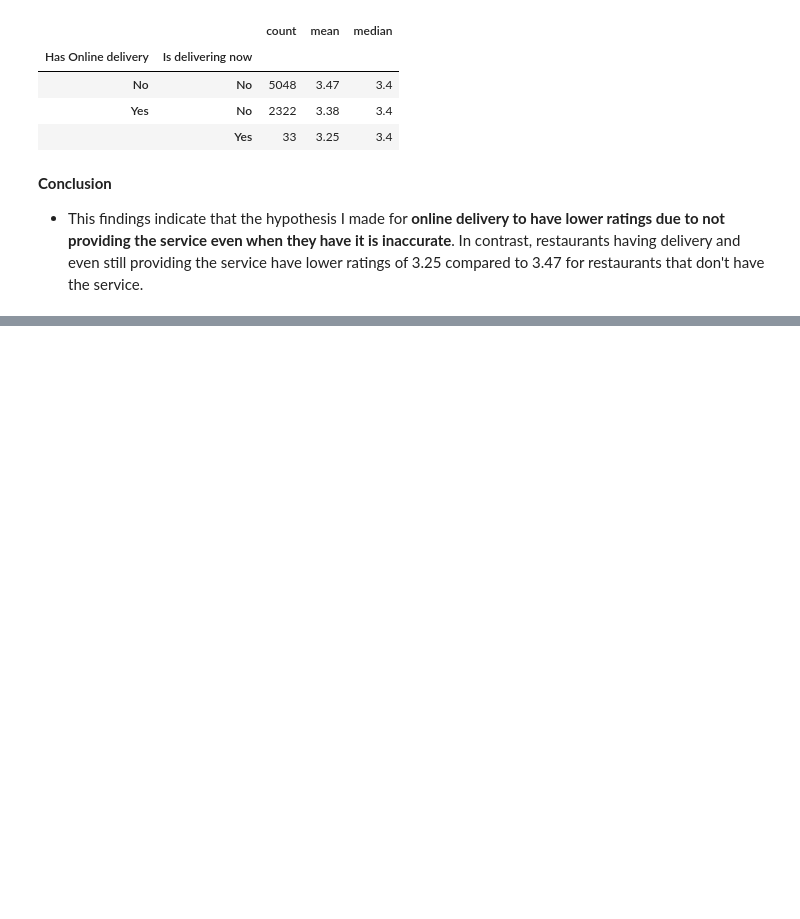
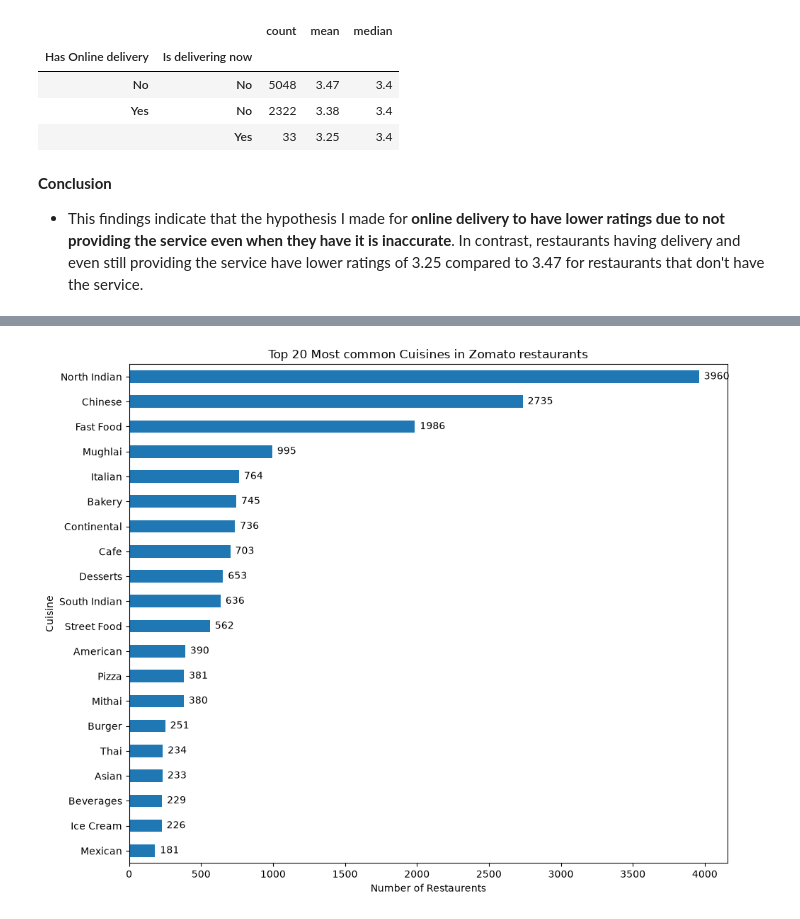
Before and after one commit to kiennt13/zomato-restaurant, a Jupyter notebook: EDA.ipynb, the cells around one changed output, grey strips where cells are left out. Drawn from its saved outputs; the diff is of its cells as text; code cells hidden in the pictures; blank space fills up the shorter version.

Commit message:
Analyze cuisine and votes affect on ratings then finalize findings

```diff
--- a/EDA.ipynb
+++ b/EDA.ipynb
@@ -405,0 +409,15 @@ delivery_status_ratings
+# %%
+cuisine_counts = (
+    df["Cuisines"]
+    .dropna()
+    .str.split(",")
+    .explode()
+    .str.strip()
+    .value_counts()
+)
+cuisine_shares = (cuisine_counts / len(df) * 100).round(2)
+cuisine_summary = pd.concat([
+    cuisine_counts.rename("count"),
+    cuisine_shares.rename("shares"),
+], axis=1)
+cuisine_summary[:20]
@@ -405,0 +443,11 @@ delivery_status_ratings
+# %%
+fig, ax = plt.subplots(figsize=(10, 8))
+bars = cuisine_counts.head(20).sort_values(ascending=True).plot(kind="barh", ax=ax)
+ax.bar_label(ax.containers[0], padding=5)
+plt.title("Top 20 Most common Cuisines in Zomato restaurants")
+plt.xlabel("Number of Restaurents")
+plt.ylabel("Cuisine")
+plt.tight_layout()
+plt.show()
+# %% [output]
+[figure, added]
```
Also changed, not shown: parts of 22 cells of this notebook, 1 other file.
